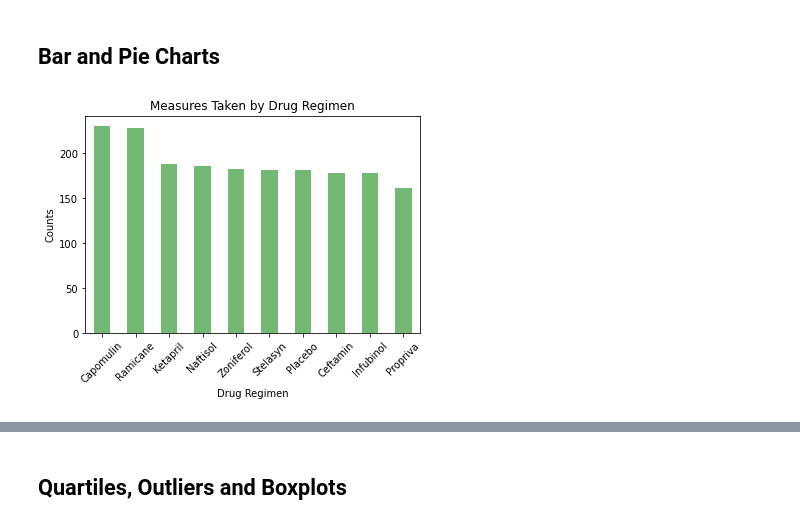
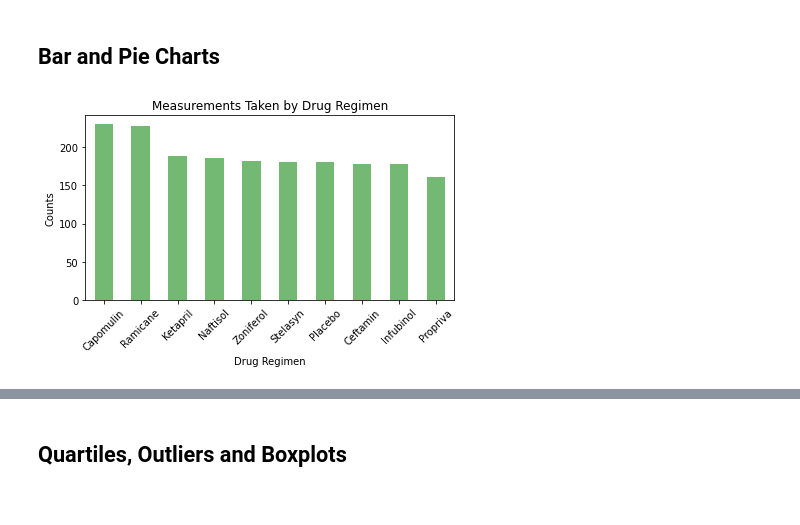
Before and after one commit to austin3216/matplotlib-challenge, a Jupyter notebook: pymaceuticals_starter.ipynb, the cells around one changed output, grey strips where cells are left out. Drawn from its saved outputs; the diff is of its cells as text; code cells hidden in the pictures.

Commit message:
bar plot - pyplot

```diff
--- a/pymaceuticals_starter.ipynb
+++ b/pymaceuticals_starter.ipynb
@@ -135,14 +135,21 @@ mouse_study_df.groupby('Drug Regimen')['Tumor Volume (mm3)'].aggregate(['mean',
 # %%
 # Generate a bar plot showing the total number of measurements taken on each drug regimen using pandas.
 
 # TODO --> figure out sorting of drug regimen by value count
 
+# Get the counts of measurements taken by each drug regimen
 measures = mouse_study_df['Drug Regimen'].value_counts()
+
+# Plot the bar chart
 measures.plot(kind='bar', alpha=.55, facecolor='green', rot='45')
-plt.title('Measures Taken by Drug Regimen')
+
+# Add the title and axis labels
+plt.title('Measurements Taken by Drug Regimen')
 plt.xlabel('Drug Regimen')
 plt.ylabel('Counts')
-plt.tight_layout
+
+# Show the bar chart
+plt.tight_layout()
 plt.show()
 # %% [output]
-[figure, old version]
+[figure, new version]
```
Also changed, not shown: parts of 2 cells of this notebook.
